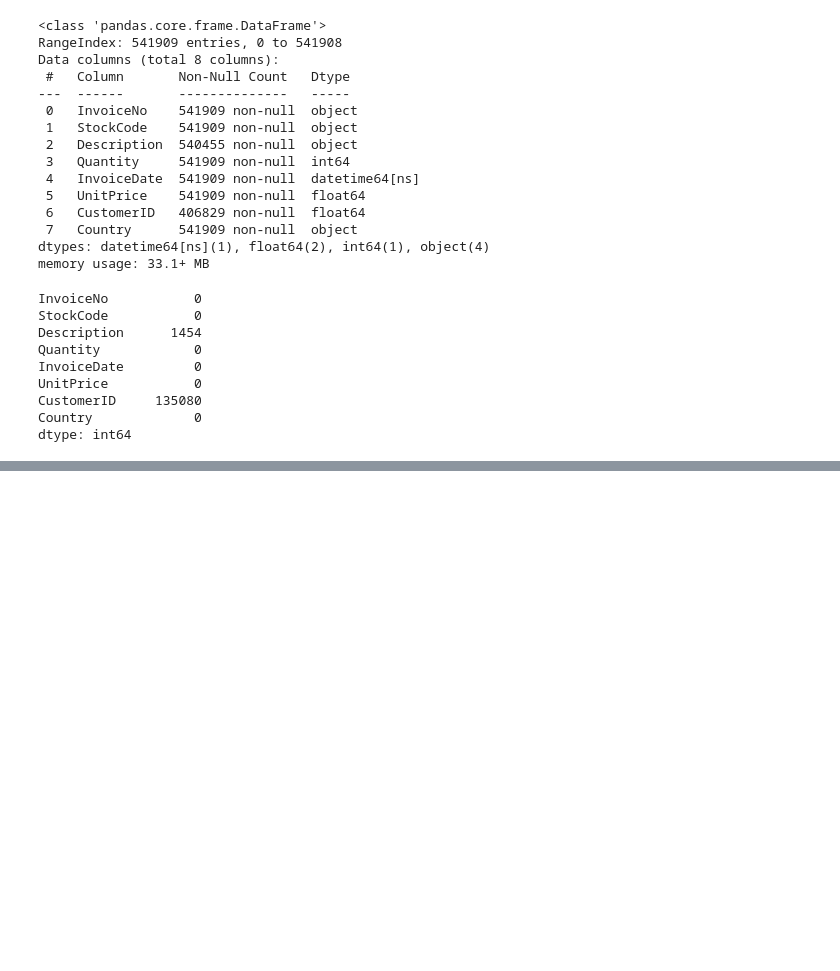
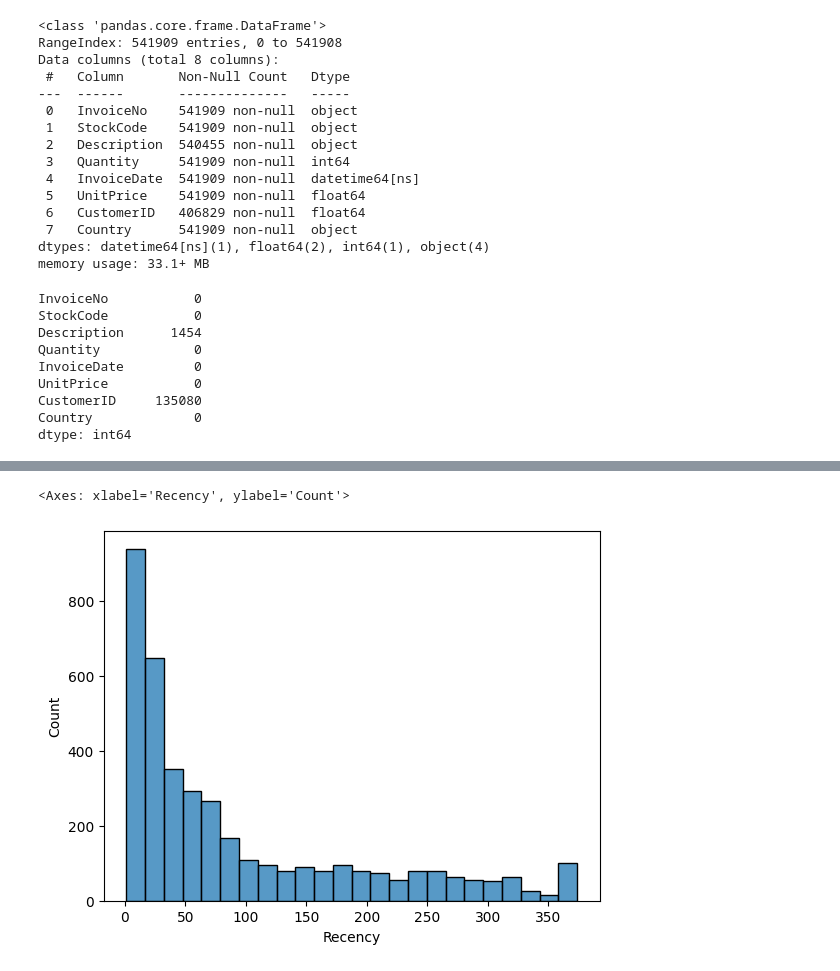
Before and after one commit to leon4study/Data, a Jupyter notebook: src/ML/intermediate/Unsupervised.ipynb, the cells around one changed output, grey strips where cells are left out. Drawn from its saved outputs; the diff is of its cells as text; code cells hidden in the pictures; blank space fills up the shorter version.

```diff
--- a/src/ML/intermediate/Unsupervised.ipynb
+++ b/src/ML/intermediate/Unsupervised.ipynb
@@ -144,0 +391,8 @@ dtype: int64
+# %%
+# Step 1: 'CustomerID'와 'StockCode'별로 'Amt'를 합산
+retail_df_2['Amt'] = retail_df_2['Quantity'] * retail_df_2['UnitPrice']
+retail_df_2['Amt'] = retail_df_2['Amt'].round(2)
+
+# 'CustomerID'와 'StockCode'별로 'Amt'의 총합을 구함
+grouped_amt = retail_df_2.groupby(['CustomerID', 'StockCode'])['Amt'].sum().reset_index()
+grouped_amt
@@ -144,0 +503,13 @@ dtype: int64
+# %%
+import datetime as dt
+#2011.12.10 기준으로 각 날짜를 뺴고 + 1
+# 추후 CustomerID 기준 최소 period 구하면 그것이 recency
+# 1번 사람 100일, 20일, 5일 전에 구매 한
+
+
+#retail_df_2['Period'] = (dt.datetime(2011,12,10) - retail_df['InvoiceDate']).apply(lambda x: x.days+1)
+retail_df_2.loc[:, 'Period'] = (dt.datetime(2011, 12, 10) - retail_df_2['InvoiceDate']).apply(lambda x: x.days + 1)
+
+#retail_df_2 = retail_df_2.assign(Period=(dt.datetime(2011, 12, 10) - retail_df_2['InvoiceDate']).apply(lambda x: x.days + 1))
+
+retail_df_2.head(3)
@@ -144,0 +521,7 @@ dtype: int64
+# %%
+rfm_df = retail_df_2.groupby("CustomerID").agg({
+    'Period':'min',
+    'InvoiceDate': 'count',
+    'Amt' : 'sum'
+})
+rfm_df
@@ -144,0 +543,8 @@ dtype: int64
+# %%
+
+rfm_df.columns = ['Recency','Frequency','Monetary']
+# %%
+sns.histplot(rfm_df['Recency'])
+# %% [output]
+<Axes: xlabel='Recency', ylabel='Count'>
+[figure, added]
```
Also changed, not shown: parts of 40 cells of this notebook, 9 other files.
